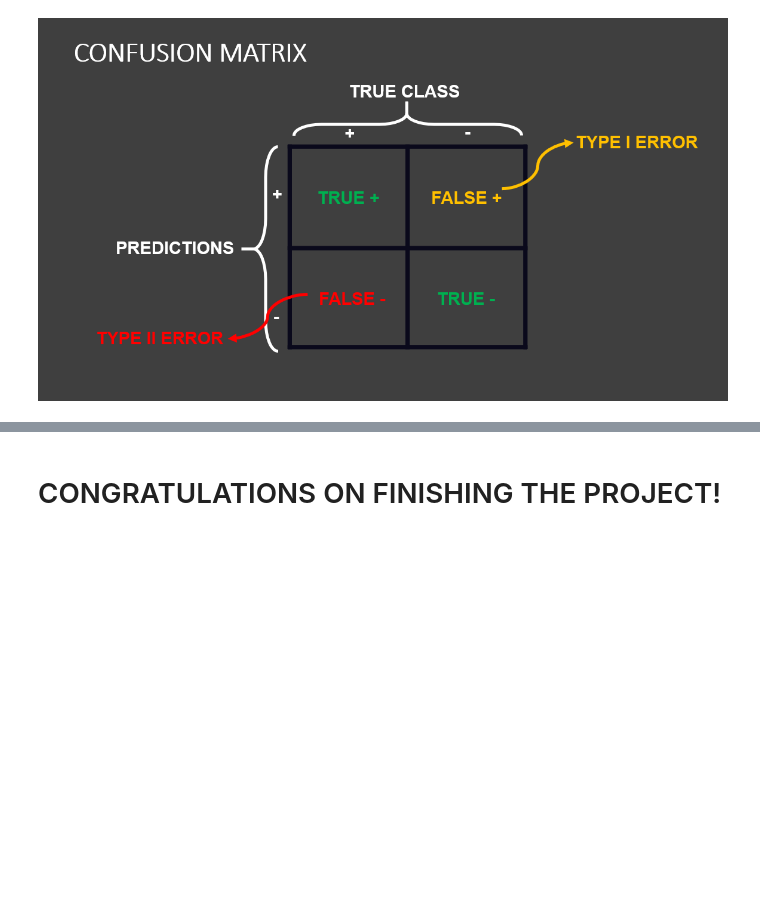
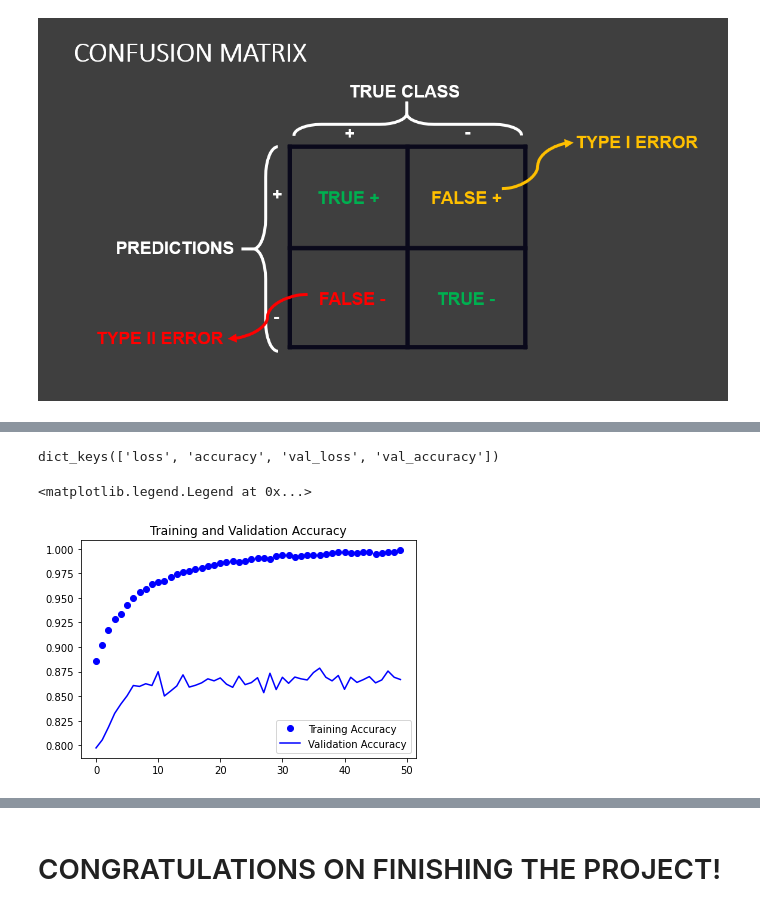
Before and after one commit to sidrockzz/Traffic-Signs-Classifications, a Jupyter notebook: Deep Learning For Traffic Sign Classification.ipynb, the cells around one changed output, grey strips where cells are left out. Drawn from its saved outputs; the diff is of its cells as text; code cells hidden in the pictures; blank space fills up the shorter version.

Commit message:
Compiled and Assessed CNN model

```diff
--- a/Deep Learning For Traffic Sign Classification.ipynb
+++ b/Deep Learning For Traffic Sign Classification.ipynb
@@ -174,3 +174,12 @@ Non-trainable params: 0
 _________________________________________________________________
 # %% [markdown]
 # TASK #7: COMPILE AND TRAIN DEEP CNN MODEL
+# %%
+CNN.compile(optimizer = 'Adam', loss = 'sparse_categorical_crossentropy', metrics = ['accuracy'])
+# %%
+history = CNN.fit(X_train_gray_norm,
+                 y_train,
+                 batch_size = 500,
+                 epochs = 50,
+                 verbose = 1,
+                 validation_data = (X_valid_gray_norm, y_validation))
@@ -184,7 +214,19 @@ print('Test Accuracy: {}'.format(score[1]))
 # %%
 history.history.keys()
+# %% [output]
+dict_keys(['loss', 'accuracy', 'val_loss', 'val_accuracy'])
 # %%
 accuracy = history.history['accuracy']
 val_accuracy = history.history['val_accuracy']
 loss = history.history['loss']
 val_loss = history.history['val_loss']
+# %%
+epochs = range(len(accuracy))
+
+plt.plot(epochs, accuracy, 'bo', label='Training Accuracy')
+plt.plot(epochs, val_accuracy, 'b', label='Validation Accuracy')
+plt.title('Training and Validation Accuracy')
+plt.legend()
+# %% [output]
+<matplotlib.legend.Legend at 0x...>
+[figure, added]
```
Also changed, not shown: parts of 12 cells of this notebook.
